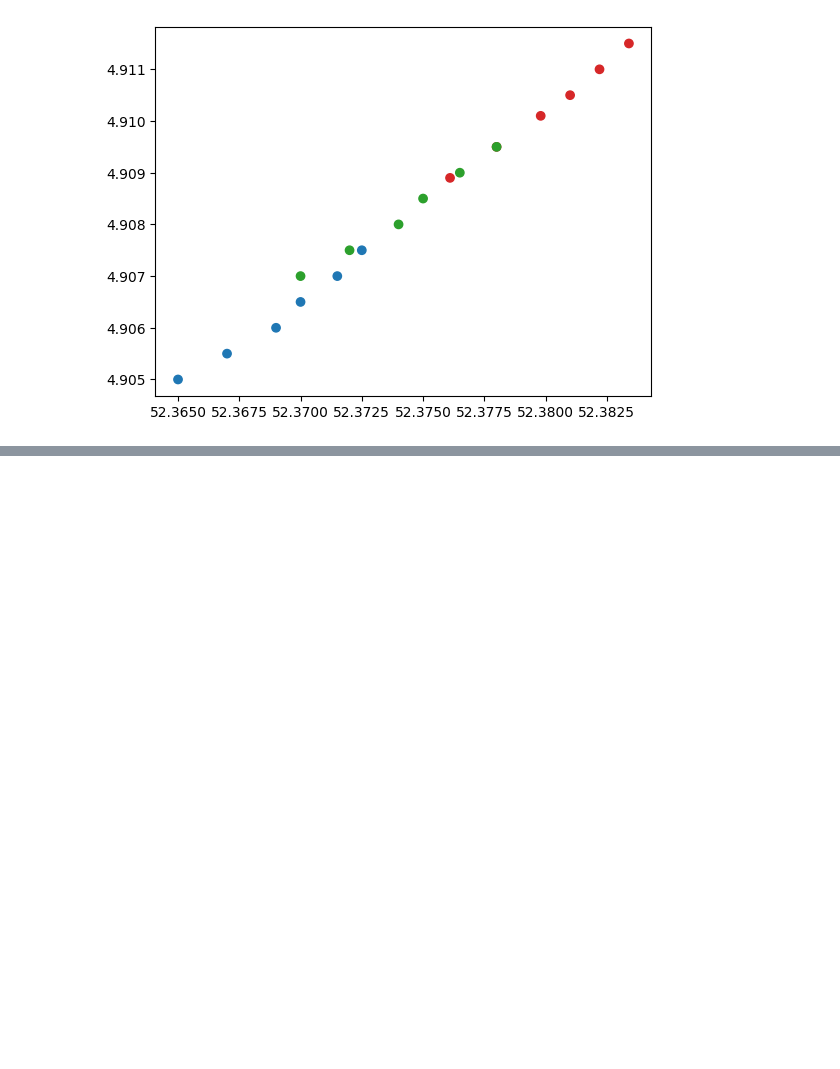
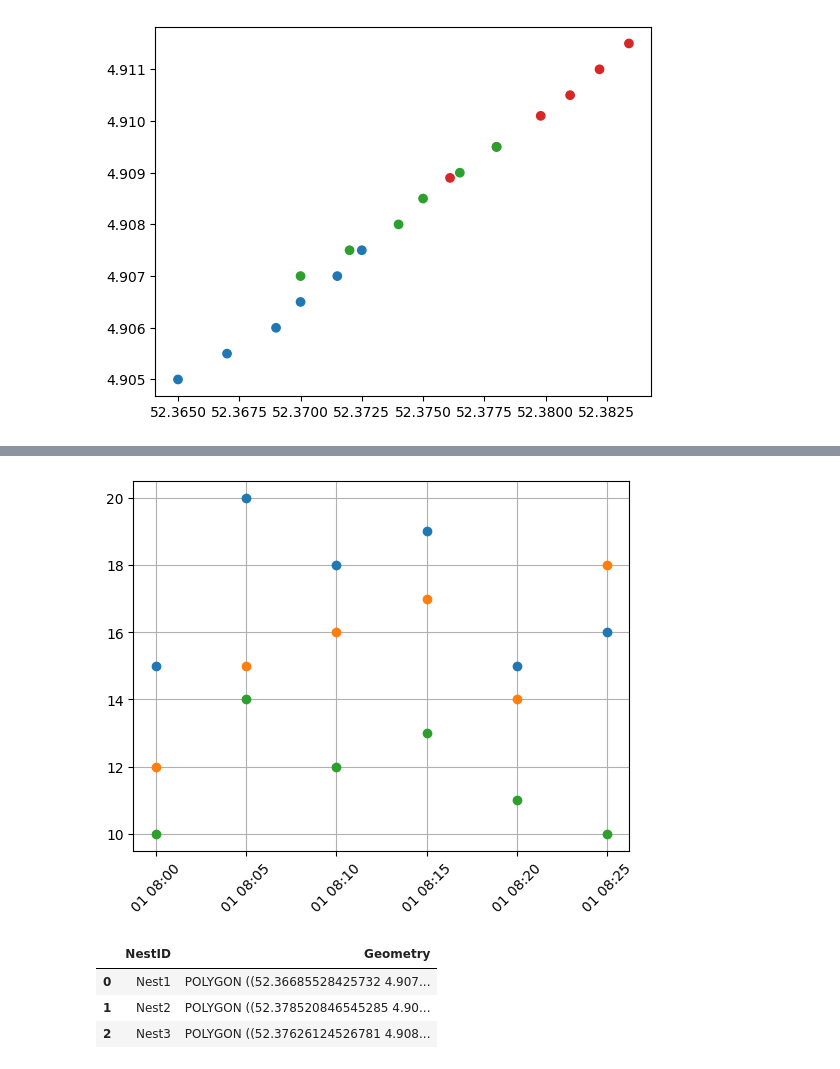
Before and after one commit to Action52/MobilityPySpark, a Jupyter notebook: notebooks/DuckExample.ipynb, the cells around one changed output, grey strips where cells are left out. Cells and saved outputs as stored; diff of their text form; code cells hidden in the pictures; blank space fills up the shorter version.

```diff
--- a/notebooks/DuckExample.ipynb
+++ b/notebooks/DuckExample.ipynb
@@ -25,0 +76,16 @@ plt.scatter(x = df["Latitude"], y=df["Longitude"], c=df['color'])
+# %%
+for i, row in traj_df.iterrows():
+    row['TAltitudeSeq'].plot()
+# %% [output]
+[figure, added]
+# %%
+from shapely import from_wkt, plotting
+nests = pd.read_csv("../datasets/nests.csv")
+nests['Geometry'] = nests['Geometry'].apply(from_wkt)
+nests['NestID'] = nests['NestID'].astype(str)
+nests
+# %% [output]
+|  | NestID | Geometry |
+| 0 | Nest1 | POLYGON ((52.36685528425732 4.907... |
+| 1 | Nest2 | POLYGON ((52.378520846545285 4.90... |
+| 2 | Nest3 | POLYGON ((52.37626124526781 4.908... |
```
Also changed, not shown: parts of 14 cells of this notebook, 31 other files.
